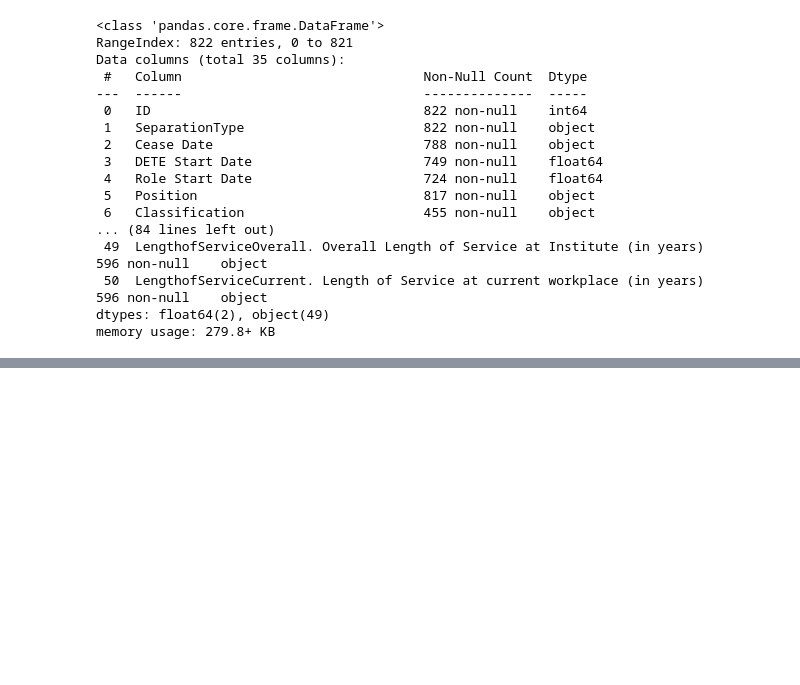
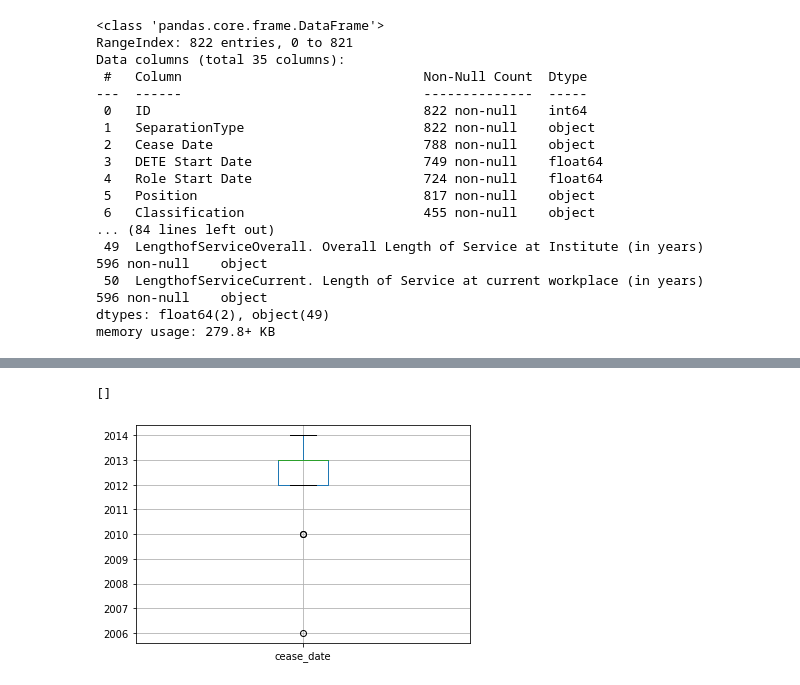
Before and after one commit to skuriacs/Projects-6-10, a Jupyter notebook: Project 6- Clean and Analyze/Project6.ipynb, the cells around one changed output, grey strips where cells are left out. Cells and saved outputs as stored; diff of their text form; code cells hidden in the pictures; blank space fills up the shorter version.

```diff
--- a/Project 6- Clean and Analyze/Project6.ipynb
+++ b/Project 6- Clean and Analyze/Project6.ipynb
@@ -42,3 +96,14 @@ Data columns (total 35 columns):
  50  LengthofServiceCurrent. Length of Service at current workplace (in years)                                        596 non-null    object
 dtypes: float64(2), object(49)
 memory usage: 279.8+ KB
+# %%
+dete_survey_updated.columns = dete_survey_updated.columns.str.lower().str.strip().str.replace(' ', '_')
+print(dete_survey_updated.columns)
+
+tafe_survey_new_names = {"Record ID" : "ID", "CESSATION YEAR" : "cease_date", "Reason for ceasing employment" : "separationtype", "Gender. What is your Gender?" : "gender" ,
+"CurrentAge. Current Age" : "age" , "Employment Type. Employment Type" : "employment_status" , "Classification. Classification" : "position" ,
+"LengthofServiceOverall. Overall Length of Service at Institute (in years)" : "institute_service" ,
+"LengthofServiceCurrent. Length of Service at current workplace (in years)" : "role_service"}
+
+tafe_survey_updated.rename(tafe_survey_new_names ,axis = 1 , inplace= True)
+print(tafe_survey_updated.columns)
@@ -44,0 +152,6 @@ memory usage: 279.8+ KB
+# %%
+#Isolating only the rows where the employee resigned so we can answer the question 'Do employees that resign in a short time have some sort of dissatisfaction?
+dete_resignations = dete_survey_updated[dete_survey_updated['separationtype'].str.contains("Resignation")].copy()
+print(dete_resignations['separationtype'].value_counts())
+tafe_resignations = tafe_survey_updated[tafe_survey_updated['separationtype'].str.contains("Resignation", na = False)].copy()
+print(tafe_resignations['separationtype'].value_counts())
@@ -44,0 +165,6 @@ memory usage: 279.8+ KB
+# %%
+#Before extracting just the years from cease date
+print( dete_resignations['cease_date'].value_counts())
+dete_resignations['cease_date'] = dete_resignations['cease_date'].str.split('/').str[-1].astype(float)
+#After extracting just the year
+print( dete_resignations["cease_date"].value_counts())
@@ -44,0 +211,7 @@ memory usage: 279.8+ KB
+# %%
+dete_resignations.boxplot('cease_date')
+import matplotlib.pyplot as plt
+plt.plot()
+# %% [output]
+[]
+[figure, added]
```
Also changed, not shown: parts of 24 cells of this notebook, 1 other file.
